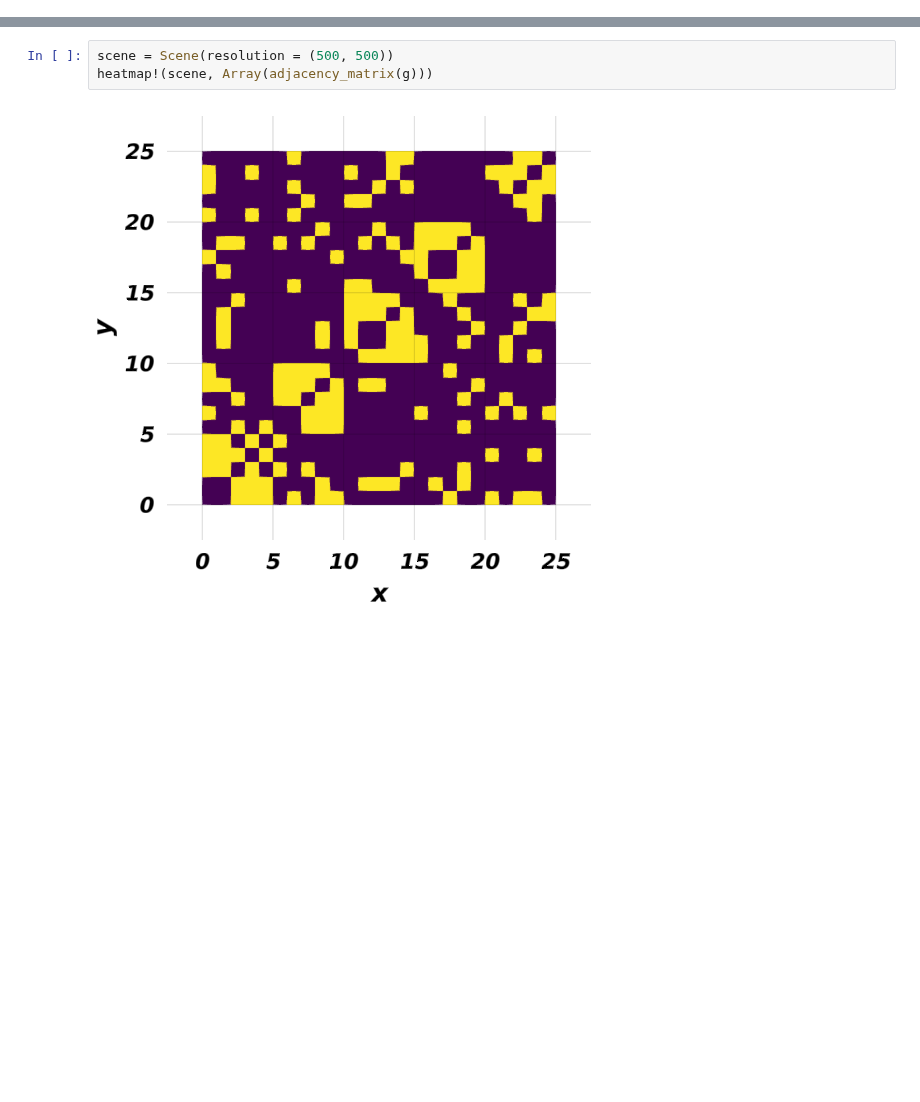
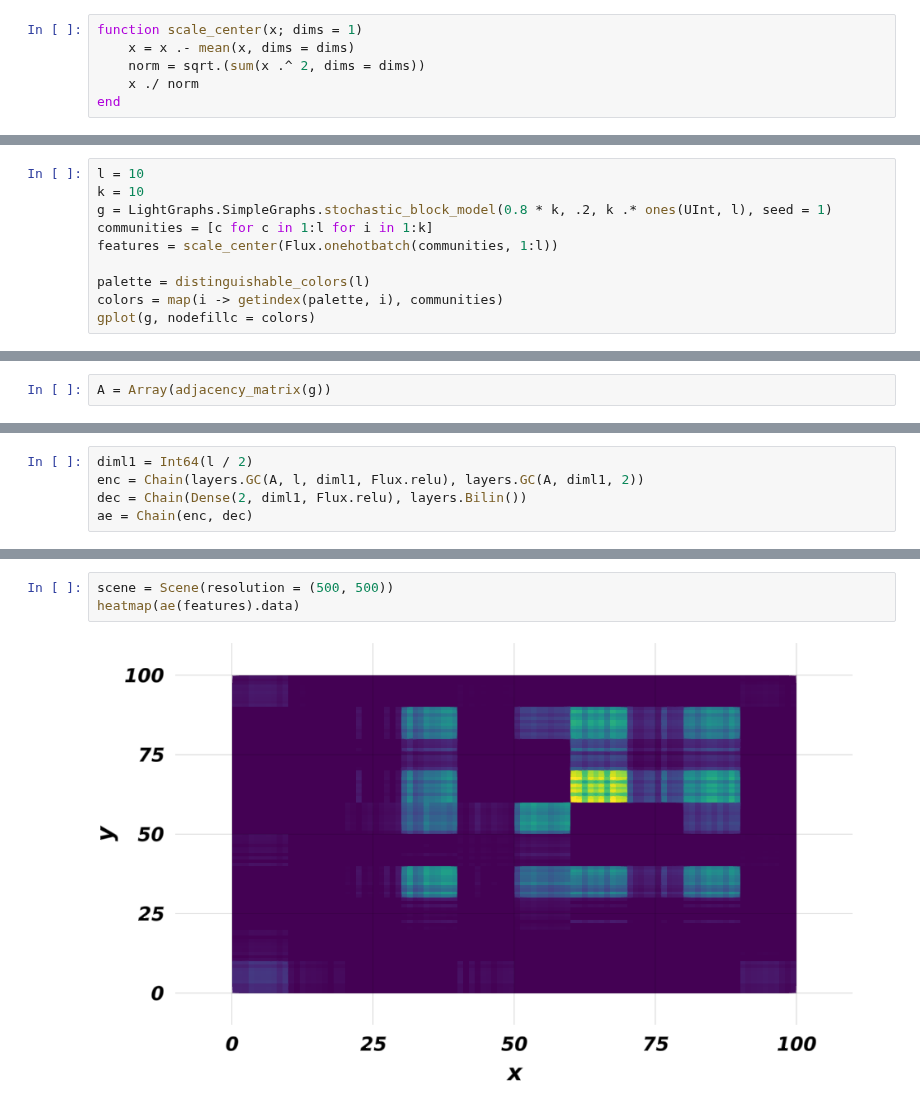
Before and after one commit to ixxi-dante/an2vec, a Jupyter notebook: julia/scratchpad.ipynb, the cells around one changed output, grey strips where cells are left out. Cells and saved outputs as stored; diff of their text form; blank space fills up the shorter version.

```diff
--- a/julia/scratchpad.ipynb
+++ b/julia/scratchpad.ipynb
@@ -0,0 +19,6 @@
+# %%
+function scale_center(x; dims = 1)
+    x = x .- mean(x, dims = dims)
+    norm = sqrt.(sum(x .^ 2, dims = dims))
+    x ./ norm
+end
@@ -0,0 +29,10 @@
+# %%
+l = 10
+k = 10
+g = LightGraphs.SimpleGraphs.stochastic_block_model(0.8 * k, .2, k .* ones(UInt, l), seed = 1)
+communities = [c for c in 1:l for i in 1:k]
+features = scale_center(Flux.onehotbatch(communities, 1:l))
+
+palette = distinguishable_colors(l)
+colors = map(i -> getindex(palette, i), communities)
+gplot(g, nodefillc = colors)
@@ -0,0 +55,2 @@
+# %%
+A = Array(adjacency_matrix(g))
@@ -29,0 +147,5 @@ adjacency_matrix(g)
+# %%
+diml1 = Int64(l / 2)
+enc = Chain(layers.GC(A, l, diml1, Flux.relu), layers.GC(A, diml1, 2))
+dec = Chain(Dense(2, diml1, Flux.relu), layers.Bilin())
+ae = Chain(enc, dec)
@@ -30,5 +160,5 @@ adjacency_matrix(g)
 # %%
 scene = Scene(resolution = (500, 500))
-heatmap!(scene, Array(adjacency_matrix(g)))
+heatmap(ae(features).data)
 # %% [output]
-[figure, old version]
+[figure, new version]
```
Also changed, not shown: parts of 26 cells of this notebook.
